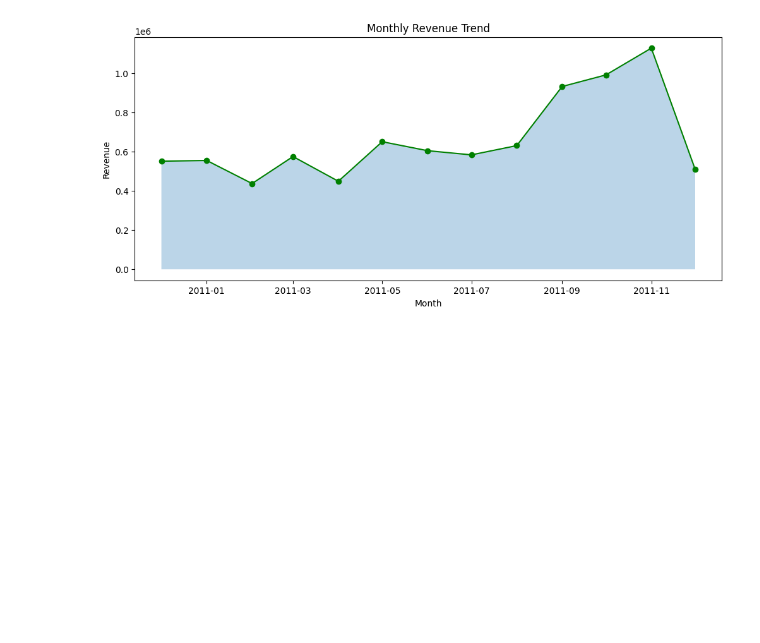
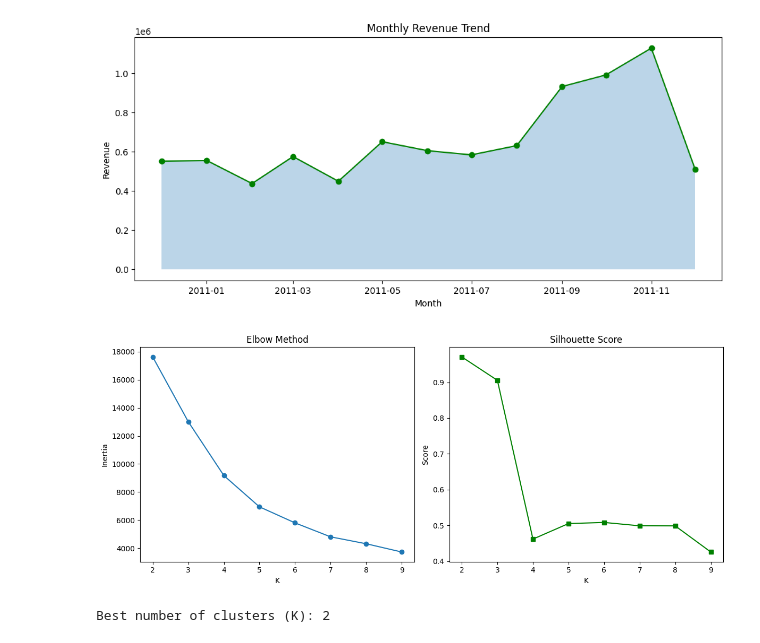
Before and after one commit to AkshayShetty7/Customer-Segmentation-Personalized-Marketing-in-Retail, a Jupyter notebook: E-commerce segment.ipynb, the cells around one changed output. Drawn from its saved outputs; the diff is of its cells as text; code cells hidden in the pictures; blank space fills up the shorter version.

```diff
--- a/E-commerce segment.ipynb
+++ b/E-commerce segment.ipynb
@@ -360,3 +365,39 @@ plt.ylabel("Revenue")
 plt.show()
 # %% [output]
 [figure]
+# %%
+X = features[['Recency','Frequency','Monetary','AvgBasketSize','AvgOrderPrice','UniqueProducts']]
+scaler=StandardScaler()
+X_scaled=scaler.fit_transform(X)
+
+sil_scores=[]
+inertias=[]
+K =range(2,10)
+
+for k in K:
+    model=KMeans(n_clusters=k,random_state=42,n_init=10)
+    labels=model.fit_predict(X_scaled)
+    sil=silhouette_score(X_scaled,labels)
+    sil_scores.append(sil)
+    inertias.append(model.inertia_)
+
+plt.figure(figsize=(12, 5))
+plt.subplot(1, 2, 1)
+plt.plot(K, inertias, marker='o')
+plt.title('elbow method')
+plt.xlabel('K')
+plt.ylabel('inertia')
+
+plt.subplot(1, 2, 2)
+plt.plot(K, sil_scores, marker='s', color='green')
+plt.title('silhouette Score')
+plt.xlabel('K')
+plt.ylabel('score')
+plt.tight_layout()
+plt.show()
+
+best_k = K[np.argmax(sil_scores)]
+print(f"best number of clusters (K): {best_k}")
+# %% [output]
+[figure, added]
+Best number of clusters (K): 2
```
Also changed, not shown: parts of 13 cells of this notebook.
